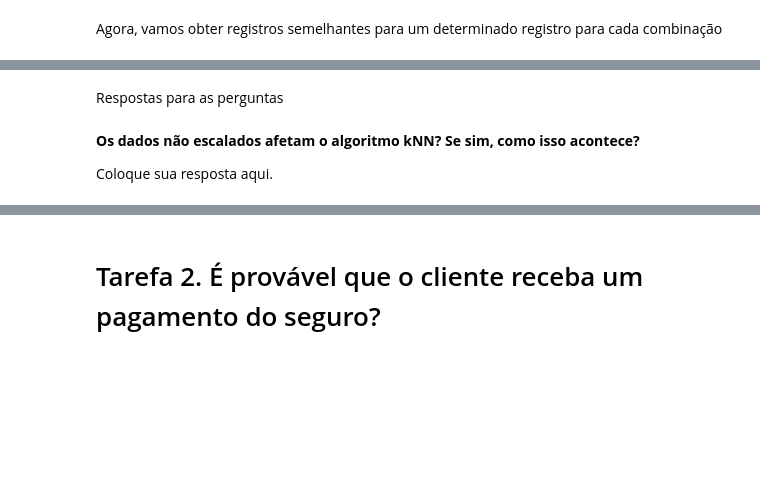
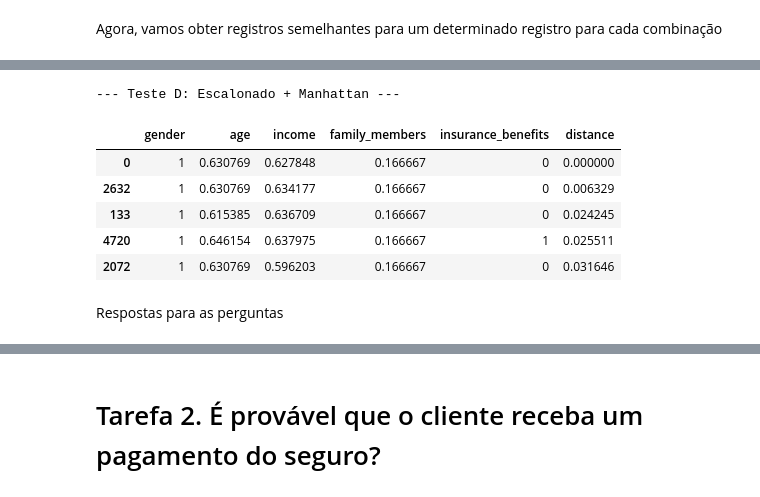
Before and after one commit to Angelaidt/Projeto-11-Companhia-de-Seguros, a Jupyter notebook: notebook_sprint_11.ipynb, the cells around one changed output, grey strips where cells are left out. Drawn from its saved outputs; the diff is of its cells as text; code cells hidden in the pictures; blank space fills up the shorter version.

```diff
--- a/notebook_sprint_11.ipynb
+++ b/notebook_sprint_11.ipynb
@@ -208,6 +258,15 @@ Agora, vamos obter registros semelhantes para um determinado registro para cada
+# %%
+# Teste D: Escalonado + Manhattan
+print("--- Teste D: Escalonado + Manhattan ---")
+teste_D = get_knn(df_scaled, n=0, k=5, metric='manhattan') # n=0 (primeiro objeto), k=5 (5 vizinhos mais próximos), métrica manhattan
+display(teste_D)
+# %% [output]
+--- Teste D: Escalonado + Manhattan ---
+|  | gender | age | income | family_members | insurance_benefits | distance |
+| 0 | 1 | 0.630769 | 0.627848 | 0.166667 | 0 | 0.000000 |
+| 2632 | 1 | 0.630769 | 0.634177 | 0.166667 | 0 | 0.006329 |
+| 133 | 1 | 0.615385 | 0.636709 | 0.166667 | 0 | 0.024245 |
+| 4720 | 1 | 0.646154 | 0.637975 | 0.166667 | 1 | 0.025511 |
+| 2072 | 1 | 0.630769 | 0.596203 | 0.166667 | 0 | 0.031646 |
 # %% [markdown]
 Respostas para as perguntas
-# %% [markdown]
-**Os dados não escalados afetam o algoritmo kNN? Se sim, como isso acontece?**
-
-Coloque sua resposta aqui.
```
Also changed, not shown: parts of 11 cells of this notebook.
